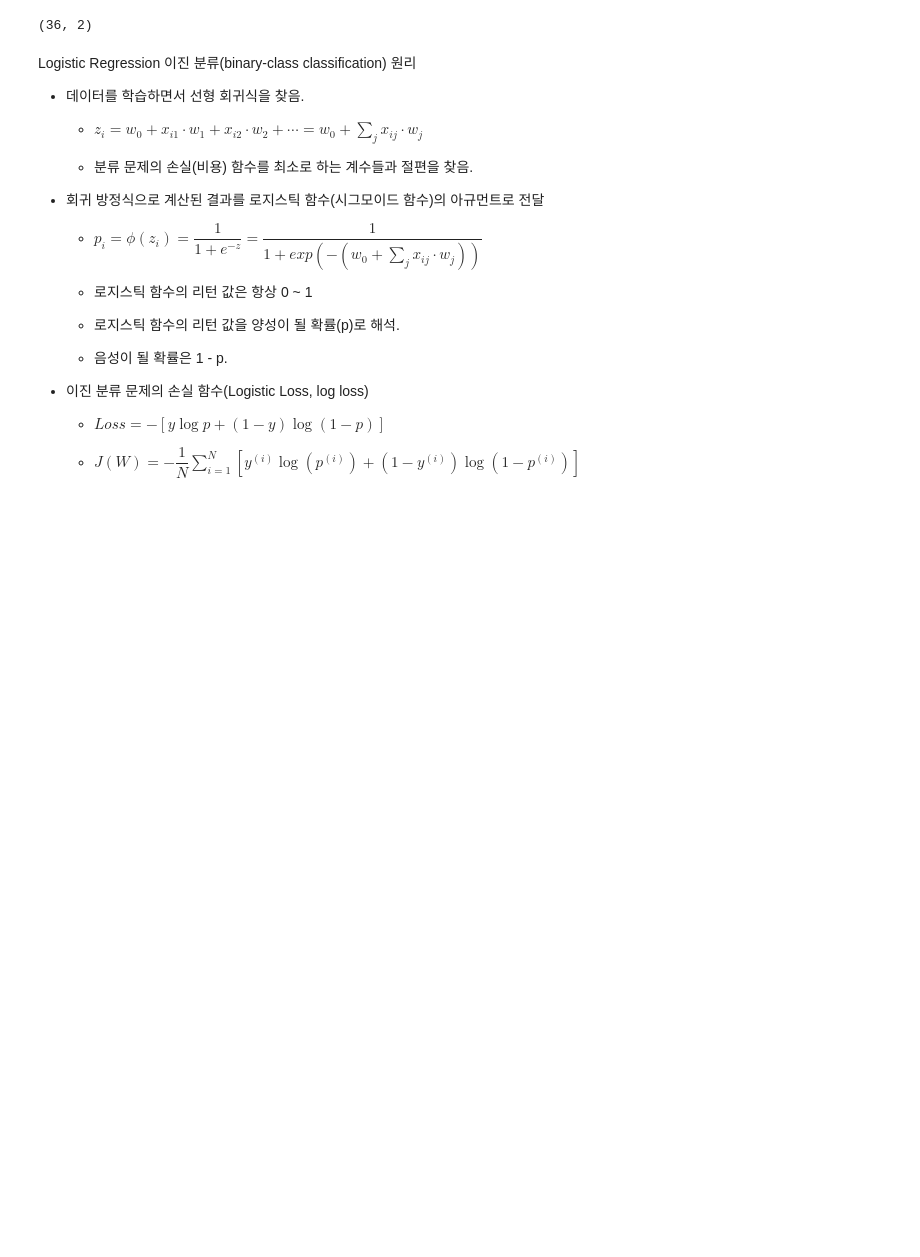
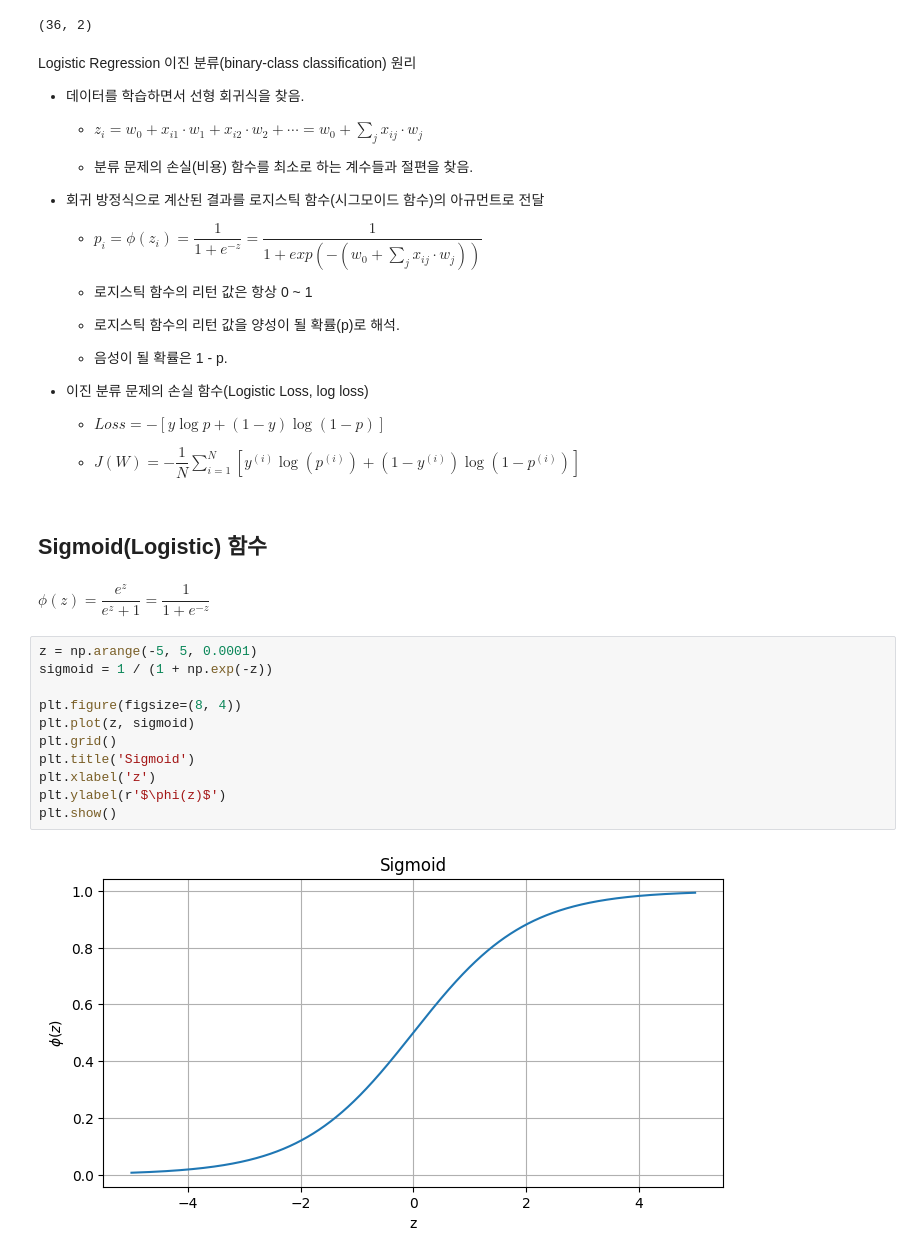
Before and after one commit to JakeOh/202605_BD57, a Jupyter notebook: lab_ml/ml08_logistic_regression.ipynb, the cells around one changed output. Saved outputs shown, nothing was run; the diff lists cells and outputs as text; blank space fills up the shorter version.

Commit message:
sigmoid, log loss 시각화

```diff
--- a/lab_ml/ml08_logistic_regression.ipynb
+++ b/lab_ml/ml08_logistic_regression.ipynb
@@ -255,7 +255,9 @@ train_pred_pr.shape  #> (36, 2) = (n_samples, n_classes)
 Logistic Regression 이진 분류(binary-class classification) 원리
 
 *   데이터를 학습하면서 선형 회귀식을 찾음.
-    *   $ z_i = w_0 + x_{i1} \cdot w_1 + x_{i2} \cdot w_2 + \cdots = w_0 + \sum_j x_{ij} \cdot w_j $
+    *   $ z_i
+            = w_0 + x_{i1} \cdot w_1 + x_{i2} \cdot w_2 + \cdots
+            = w_0 + \sum\limits_j x_{ij} \cdot w_j $
 
     *   분류 문제의 손실(비용) 함수를 최소로 하는 계수들과 절편을 찾음.
 *   회귀 방정식으로 계산된 결과를 로지스틱 함수(시그모이드 함수)의 아규먼트로 전달
@@ -270,3 +272,22 @@ Logistic Regression 이진 분류(binary-class classification) 원리
     *   $ Loss = -[y \log{p} + (1-y) \log{(1-p)}] $
 
     *   $ J(W) = - \dfrac{1}{N} \sum\limits_{i=1}^{N} [y^{(i)} \log({p}^{(i)}) + (1-y^{(i)}) \log(1 - {p}^{(i)})] $
+# %% [markdown]
+## Sigmoid(Logistic) 함수
+# %% [markdown]
+$
+\phi(z) = \dfrac{e^z}{e^z + 1} = \dfrac{1}{1 + e^{-z}}
+$
+# %%
+z = np.arange(-5, 5, 0.0001)
+sigmoid = 1 / (1 + np.exp(-z))
+
+plt.figure(figsize=(8, 4))
+plt.plot(z, sigmoid)
+plt.grid()
+plt.title('Sigmoid')
+plt.xlabel('z')
+plt.ylabel(r'$\phi(z)$')
+plt.show()
+# %% [output]
+[figure, added]
```
Also changed, not shown: parts of 2 cells of this notebook.
